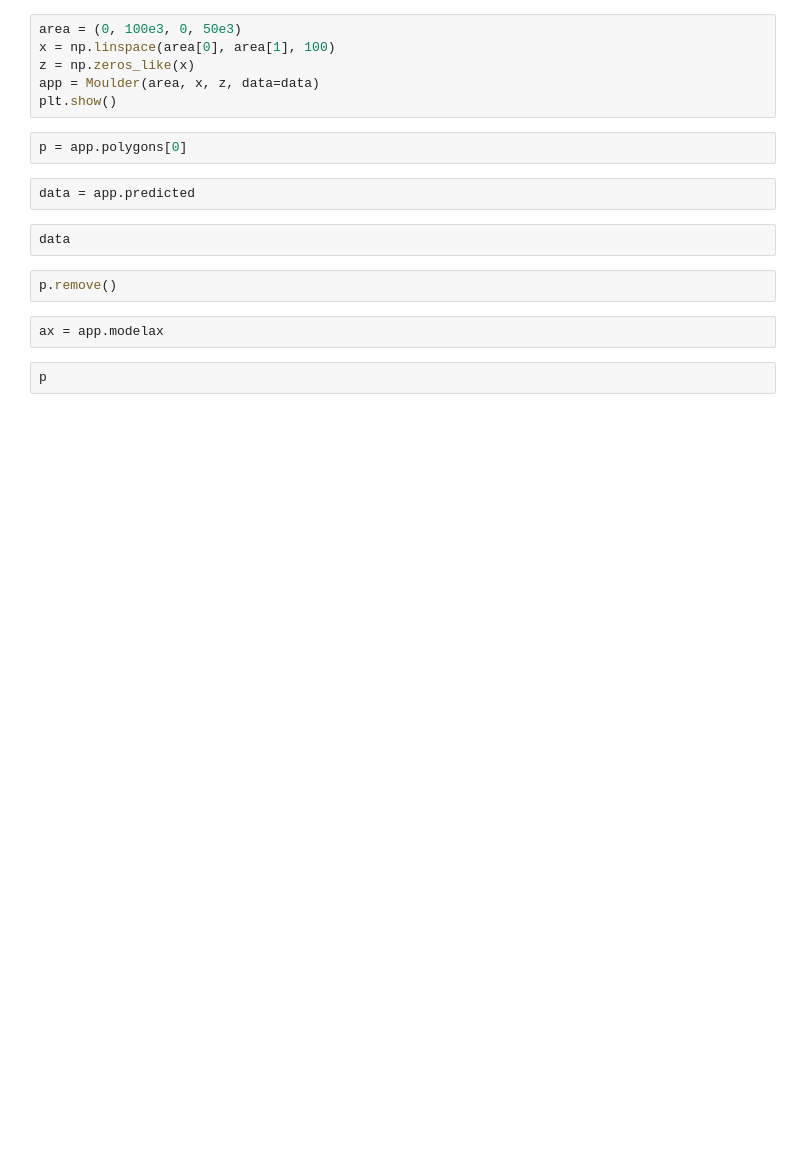
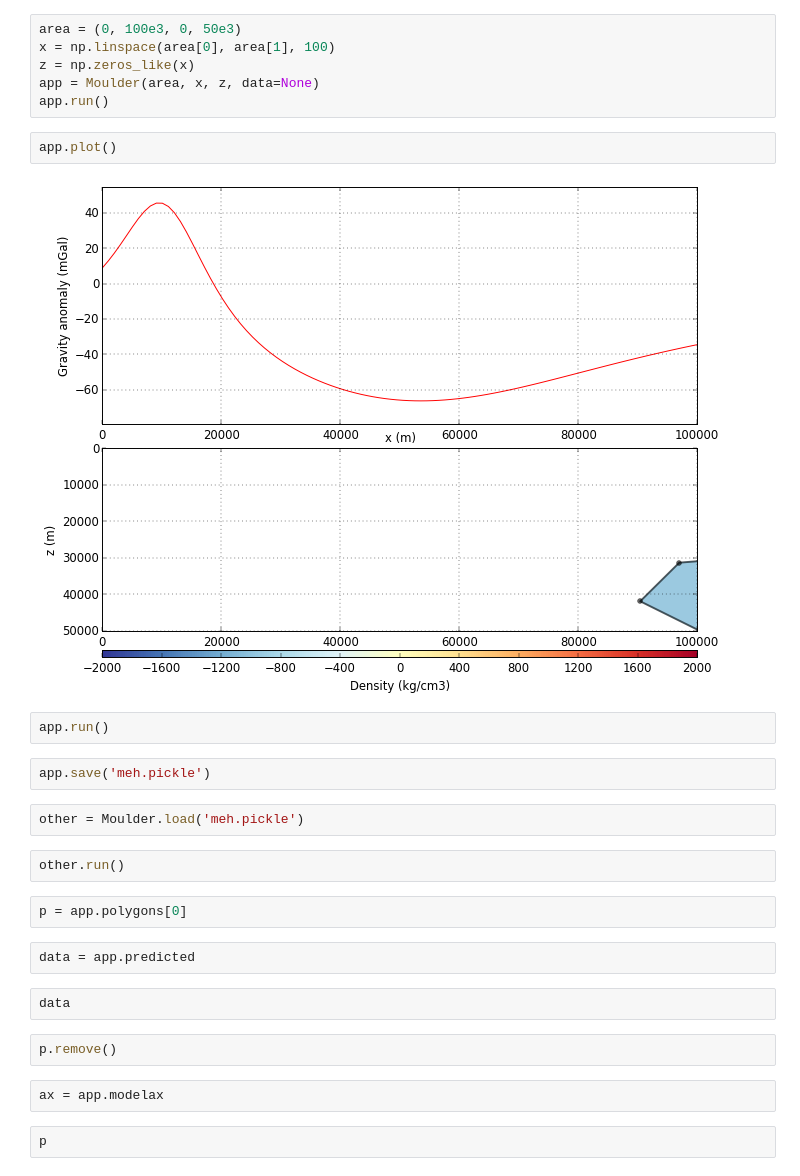
Before and after one commit to leouieda/geofisica1, a Jupyter notebook: notebooks/interactive.ipynb, the cells around one changed output. Drawn from its saved outputs; the diff is of its cells as text; blank space fills up the shorter version.

```diff
--- a/notebooks/interactive.ipynb
+++ b/notebooks/interactive.ipynb
@@ -275,8 +378,20 @@ class Moulder(object):
 area = (0, 100e3, 0, 50e3)
 x = np.linspace(area[0], area[1], 100)
 z = np.zeros_like(x)
-app = Moulder(area, x, z, data=data)
-plt.show()
+app = Moulder(area, x, z, data=None)
+app.run()
+# %%
+app.plot()
+# %% [output]
+[figure, added]
+# %%
+app.run()
+# %%
+app.save('meh.pickle')
+# %%
+other = Moulder.load('meh.pickle')
+# %%
+other.run()
 # %%
 p = app.polygons[0]
 # %%
```
Also changed, not shown: parts of 8 cells of this notebook.
